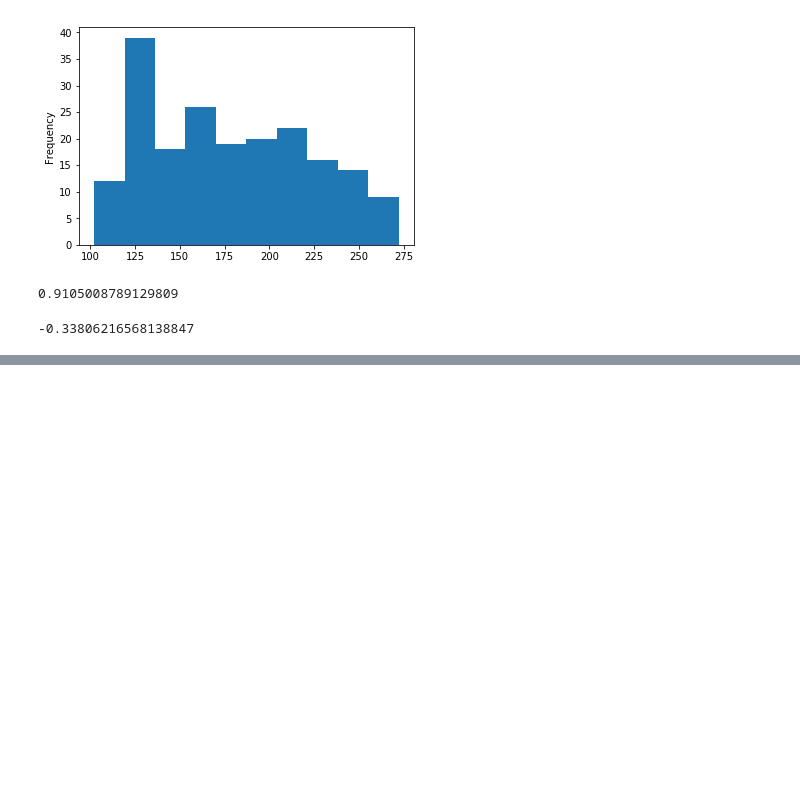
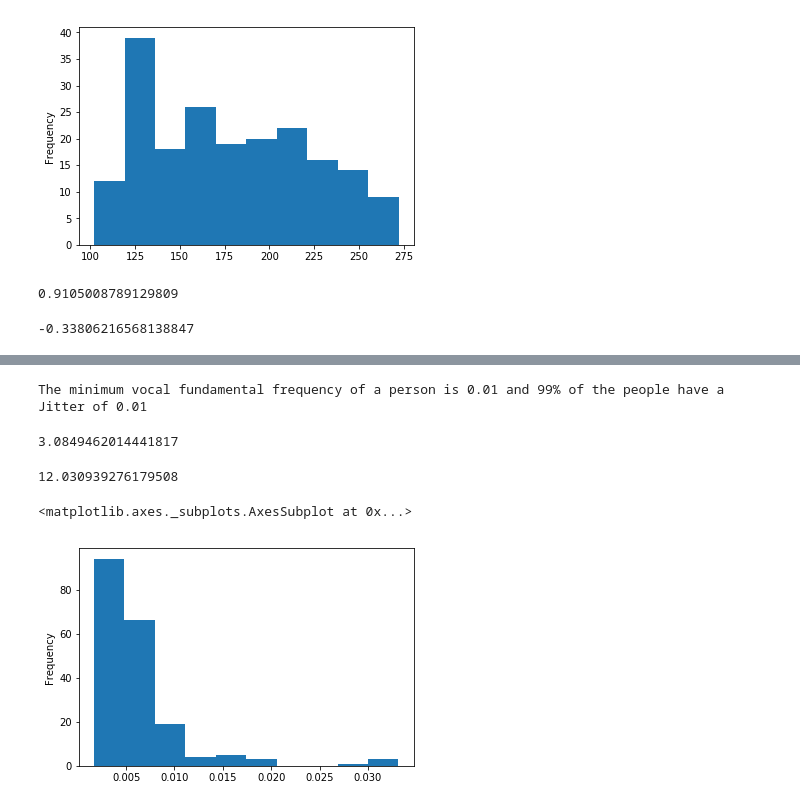
Before and after one commit to Shanmugapriya03/Parkinson-s-Disease, a Jupyter notebook: Parkinson’s Disease.ipynb, the cells around one changed output, grey strips where cells are left out. Drawn from its saved outputs; the diff is of its cells as text; code cells hidden in the pictures; blank space fills up the shorter version.

```diff
--- a/Parkinson’s Disease.ipynb
+++ b/Parkinson’s Disease.ipynb
@@ -353,0 +388,17 @@ pd_data['MDVP:Flo(Hz)'].kurtosis()
+# %%
+print("The minimum vocal fundamental frequency of a person is {:.2f} and 99% of the people have a Jitter of {:.2f}".format(pd_data['MDVP:Jitter(%)'].mean(),pd_data['MDVP:Jitter(%)'].quantile(0.90)))
+# %% [output]
+The minimum vocal fundamental frequency of a person is 0.01 and 99% of the people have a Jitter of 0.01
+# %%
+pd_data['MDVP:Jitter(%)'].skew()
+# %% [output]
+3.0849462014441817
+# %%
+pd_data['MDVP:Jitter(%)'].kurtosis()
+# %% [output]
+12.030939276179508
+# %%
+pd_data['MDVP:Jitter(%)'].plot.hist()
+# %% [output]
+<matplotlib.axes._subplots.AxesSubplot at 0x...>
+[figure, added]
```
Also changed, not shown: parts of 64 cells of this notebook, 4 other files.
